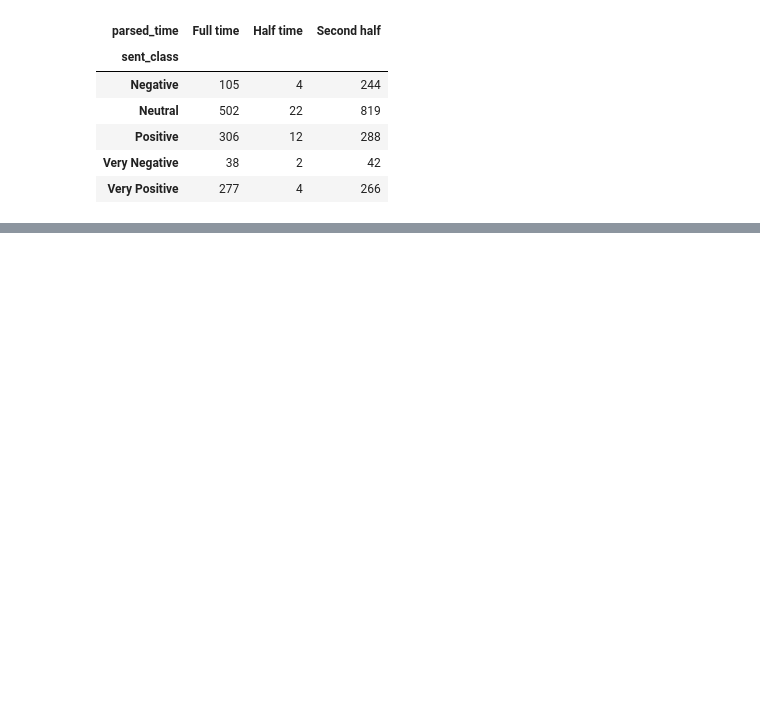
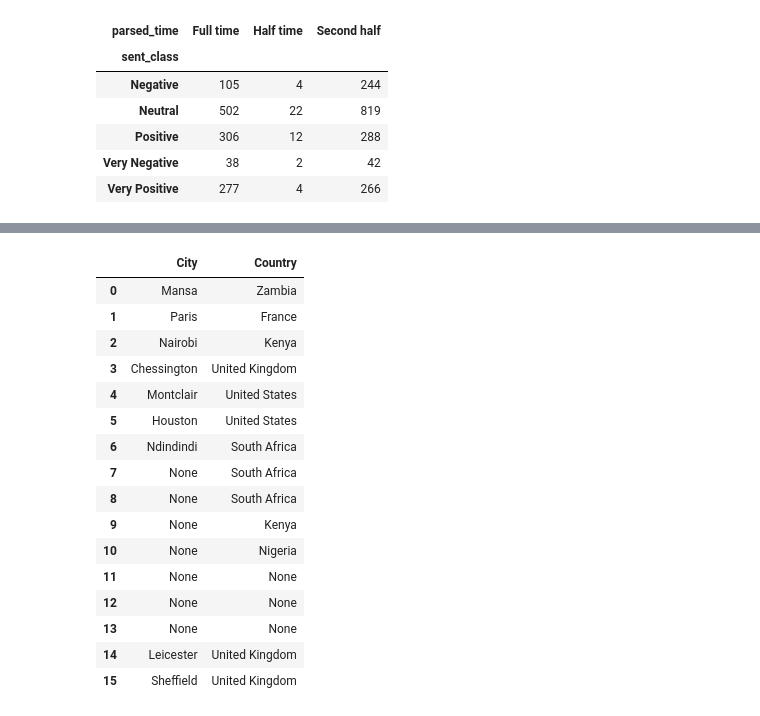
Before and after one commit to Rusbens1/Manchester-City-vs.-Leicester-City, a Jupyter notebook: Manchester City vs. Leicester City.ipynb, the cells around one changed output, grey strips where cells are left out. Cells and saved outputs as stored; diff of their text form; code cells hidden in the pictures; blank space fills up the shorter version.

```diff
--- a/Manchester City vs. Leicester City.ipynb
+++ b/Manchester City vs. Leicester City.ipynb
@@ -552,0 +655,22 @@ dtype: float64
+# %%
+re_geo_df['City'] = geo_cit
+re_geo_df['Country'] = geo_cnty
+re_geo_df
+# %% [output]
+|  | City | Country |
+| 0 | Mansa | Zambia |
+| 1 | Paris | France |
+| 2 | Nairobi | Kenya |
+| 3 | Chessington | United Kingdom |
+| 4 | Montclair | United States |
+| 5 | Houston | United States |
+| 6 | Ndindindi | South Africa |
+| 7 | None | South Africa |
+| 8 | None | South Africa |
+| 9 | None | Kenya |
+| 10 | None | Nigeria |
+| 11 | None | None |
+| 12 | None | None |
+| 13 | None | None |
+| 14 | Leicester | United Kingdom |
+| 15 | Sheffield | United Kingdom |
```
Also changed, not shown: parts of 12 cells of this notebook, 3 other files.
